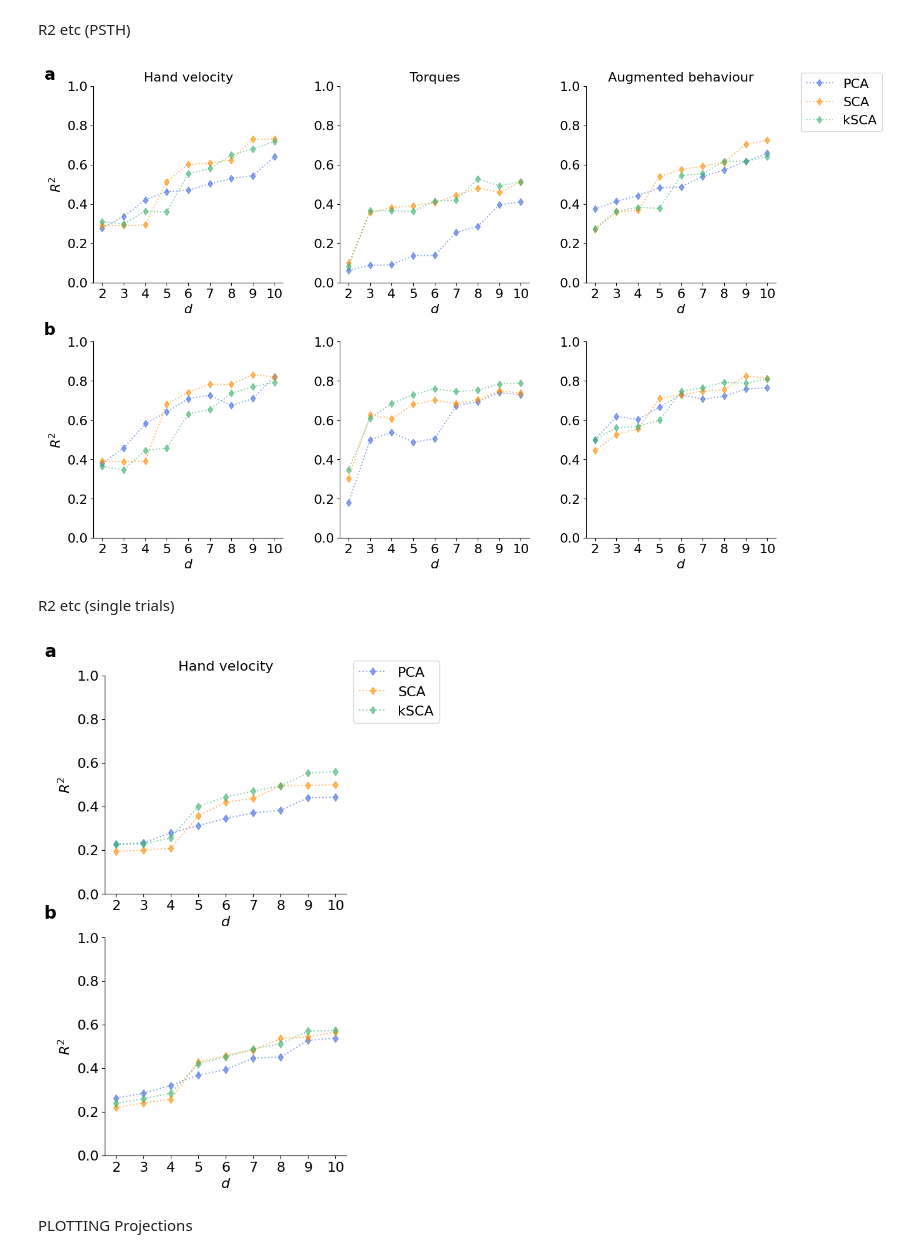
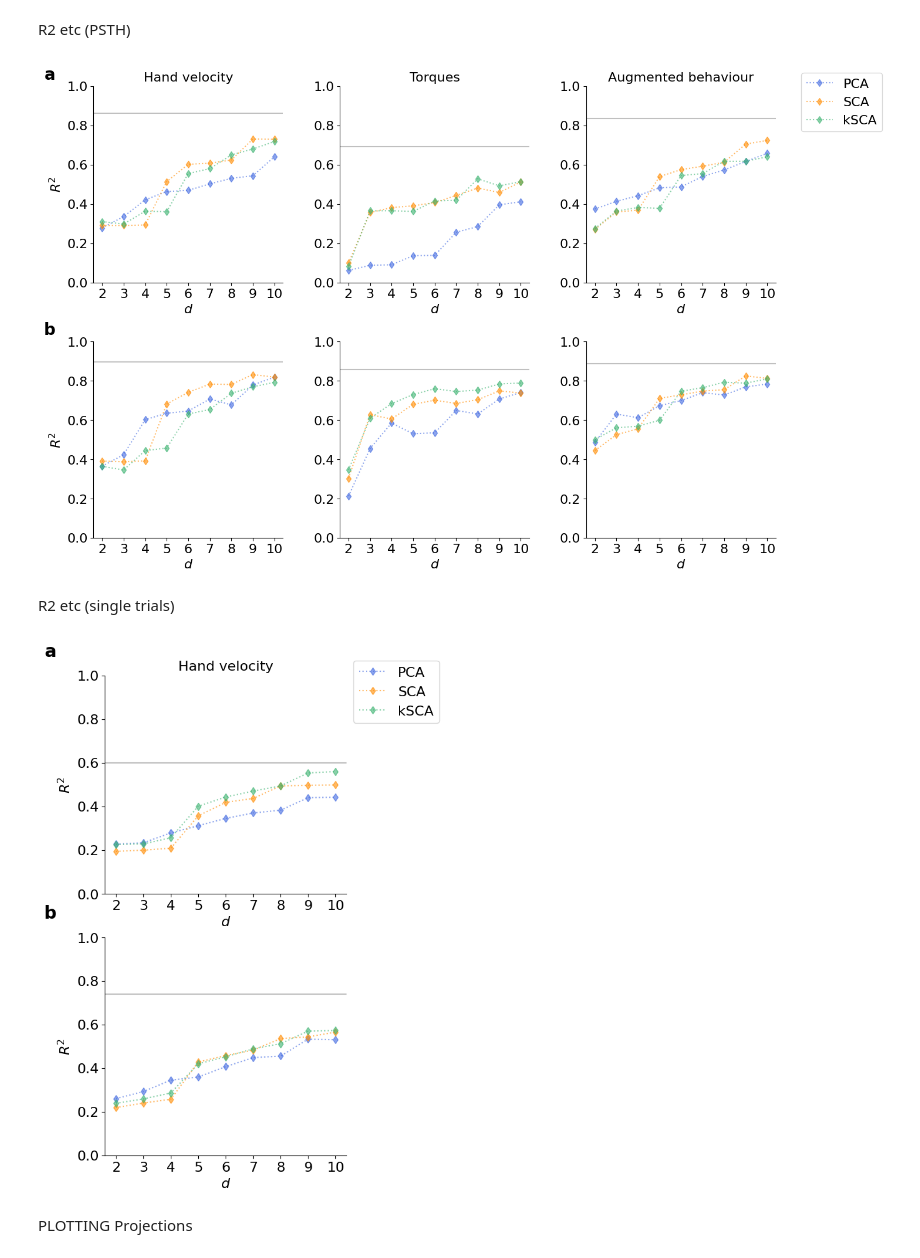
Before and after one commit to ArielleRosinski/SCA_project, a Jupyter notebook: Figures/R2_figure.ipynb, the cells around one changed output. Saved outputs shown, nothing was run; the diff lists cells and outputs as text; code cells hidden in the pictures.

```diff
--- a/Figures/R2_figure.ipynb
+++ b/Figures/R2_figure.ipynb
@@ -84,9 +84,9 @@ plot_data(axs[0, 0], r2_ridge_hand_vel, labels, colors)
 plot_data(axs[0, 1], r2_ridge_torques, labels, colors)
 plot_data(axs[0, 2], r2_ridge_aug_behaviour, labels, colors)
 
-# for i, behaviour in enumerate(ls_behaviour):
-#     r2_x = np.load(f'/Users/ariellerosinski/My Drive/Cambridge/Project/outputs/kernel_SCA/MC_Maze_3_7_2024/results/R2/psth_{behaviour}/r2_X.npy')
-#     axs[0,i].axhline(r2_x, linestyle='-', color='silver')
+for i, behaviour in enumerate(ls_behaviour):
+    r2_x = np.load(f'/Users/ariellerosinski/My Drive/Cambridge/Project/outputs/kernel_SCA/MC_Maze_3_7_2024/results/R2/psth_{behaviour}/r2_X.npy')
+    axs[0,i].axhline(r2_x, linestyle='-', color='silver')
 
 ds = np.arange(2,11) #[2, 4, 6, 8, 10]
 for i, behaviour in enumerate(ls_behaviour):
@@ -96,14 +96,14 @@ for i, behaviour in enumerate(ls_behaviour):
     for d in ds:
         ls_ksca.append(np.load(f'/Users/ariellerosinski/My Drive/Cambridge/Project/outputs/kernel_SCA/MC_Maze_3_7_2024/results/R2/Gaussian_NN/{behaviour}/gaussian_{d}_r2 .npy') )
         ls_sca.append(np.load(f'/Users/ariellerosinski/My Drive/Cambridge/Project/outputs/kernel_SCA/MC_Maze_3_7_2024/results/R2/Gaussian_NN/{behaviour}/linear_{d}_r2 .npy') )
-        ls_pca.append(np.load(f'/Users/ariellerosinski/My Drive/Cambridge/Project/outputs/kernel_SCA/MC_Maze_3_7_2024/results/R2/Gaussian_NN/R2_nonlinear/{behaviour}/pca_{d}_r2 .npy') )
+        ls_pca.append(np.load(f'/Users/ariellerosinski/My Drive/Cambridge/Project/outputs/kernel_SCA/MC_Maze_3_7_2024/results/R2/Gaussian_NN/{behaviour}/pca_{d}_r2 .npy') )
     axs[1,i].plot(ls_pca, label='PCA', color=colors[0], alpha=0.6, marker='d', linestyle=':')
     axs[1,i].plot(ls_sca, label='SCA', color=colors[1], alpha=0.6, marker='d', linestyle=':')
     axs[1,i].plot(ls_ksca, label='kSCA', color=colors[2], alpha=0.6, marker='d', linestyle=':')
 
-# for i, behaviour in enumerate(ls_behaviour):
-#     r2_x = np.load(f'/Users/ariellerosinski/My Drive/Cambridge/Project/outputs/kernel_SCA/MC_Maze_3_7_2024/results/R2/Gaussian NN/{behaviour}/neural_r2.npy')
-#     axs[1,i].axhline(r2_x, linestyle='-', color='silver')
+for i, behaviour in enumerate(ls_behaviour):
+    r2_x = np.load(f'/Users/ariellerosinski/My Drive/Cambridge/Project/outputs/kernel_SCA/MC_Maze_3_7_2024/results/R2/Gaussian_NN/{behaviour}/X_182_r2 .npy')
+    axs[1,i].axhline(r2_x, linestyle='-', color='silver')
 
 axs[0,0].set_ylabel(r"$R^2$", fontsize = fontsize)
 axs[1,0].set_ylabel(r"$R^2$", fontsize =fontsize)
@@ -134,7 +134,7 @@ for i, label in enumerate(['a', 'b']):
     axs[i, 0].text(-0.2, 1.1, label, transform=axs[i, 0].transAxes, fontsize=fontsize+4, fontweight='bold', va='top', ha='right')
 plt.subplots_adjust(hspace=0.3, wspace=0.3)
 # %% [output]
-[figure, old version]
+[figure, new version]
 # %% [markdown]
 R2 etc (single trials)
 # %%
@@ -154,35 +154,41 @@ fig, axs = plt.subplots(2,1, figsize=(5,10))
 axs = axs.flatten()
 plot_data(axs[0], r2_ridge_hand_vel, labels, colors)
 axs[0].set_ylim([0, 1])
 axs[0].set_title('Hand velocity', fontsize=fontsize)
 axs[0].legend(fontsize=fontsize, loc='upper left', bbox_to_anchor=(1, 1.1))
 
+r2_x = np.load(f'/Users/ariellerosinski/My Drive/Cambridge/Project/outputs/kernel_SCA/MC_Maze_3_7_2024/results/R2/spikes_hand_vel/r2_X.npy')
+axs[0].axhline(r2_x, linestyle='-', color='silver')
+
 ls_ksca = []
 ls_sca = []
 ls_pca = []
 for d in ds:
     ls_ksca.append(np.load(f'/Users/ariellerosinski/My Drive/Cambridge/Project/outputs/kernel_SCA/MC_Maze_3_7_2024/results/R2/Gaussian_NN/hand_vel_spikes/gaussian_{d}_r2 .npy') )
     ls_sca.append(np.load(f'/Users/ariellerosinski/My Drive/Cambridge/Project/outputs/kernel_SCA/MC_Maze_3_7_2024/results/R2/Gaussian_NN/hand_vel_spikes/linear_{d}_r2 .npy') )
-    ls_pca.append(np.load(f'/Users/ariellerosinski/My Drive/Cambridge/Project/outputs/kernel_SCA/MC_Maze_3_7_2024/results/R2/Gaussian_NN/R2_nonlinear/hand_vel_spikes/pca_{d}_r2 .npy') )
+    ls_pca.append(np.load(f'/Users/ariellerosinski/My Drive/Cambridge/Project/outputs/kernel_SCA/MC_Maze_3_7_2024/results/R2/Gaussian_NN/hand_vel_spikes/pca_{d}_r2 .npy') )
 axs[1].plot(ls_pca, label='PCA', color=colors[0], alpha=0.6, marker='d', linestyle=':')
 axs[1].plot(ls_sca, label='SCA', color=colors[1], alpha=0.6, marker='d', linestyle=':')
 axs[1].plot(ls_ksca, label='kSCA', color=colors[2], alpha=0.6, marker='d', linestyle=':')
 axs[1].set_ylim([0, 1])
+
+r2_x = np.load(f'/Users/ariellerosinski/My Drive/Cambridge/Project/outputs/kernel_SCA/MC_Maze_3_7_2024/results/R2/Gaussian_NN/hand_vel_spikes/X_182_r2 .npy')
+axs[1].axhline(r2_x, linestyle='-', color='silver')
 
 for ax in axs.flatten():
     ax.set_xlabel(r"$d$", fontsize=fontsize)
     ax.set_xticklabels(ax.get_xticks(), fontsize=fontsize)
     ax.set_xticks(np.arange(len(ds)), ds)
     ax.spines['right'].set_visible(False)
     ax.spines['top'].set_visible(False)
     ax.tick_params(axis='both', which='major', labelsize=fontsize)
     ax.set_ylabel(r"$R^2$", fontsize=fontsize)
 
 for i, label in enumerate(['a', 'b']):
     axs[i].text(-0.2, 1.15, label, transform=axs[i].transAxes, fontsize=fontsize+4, fontweight='bold', va='top', ha='right')
 plt.subplots_adjust(wspace=0.5)
 # %% [output]
-[figure, old version]
+[figure, new version]
 # %% [markdown]
 PLOTTING Projections
 # %%
```
Also changed, not shown: 5 other files.
